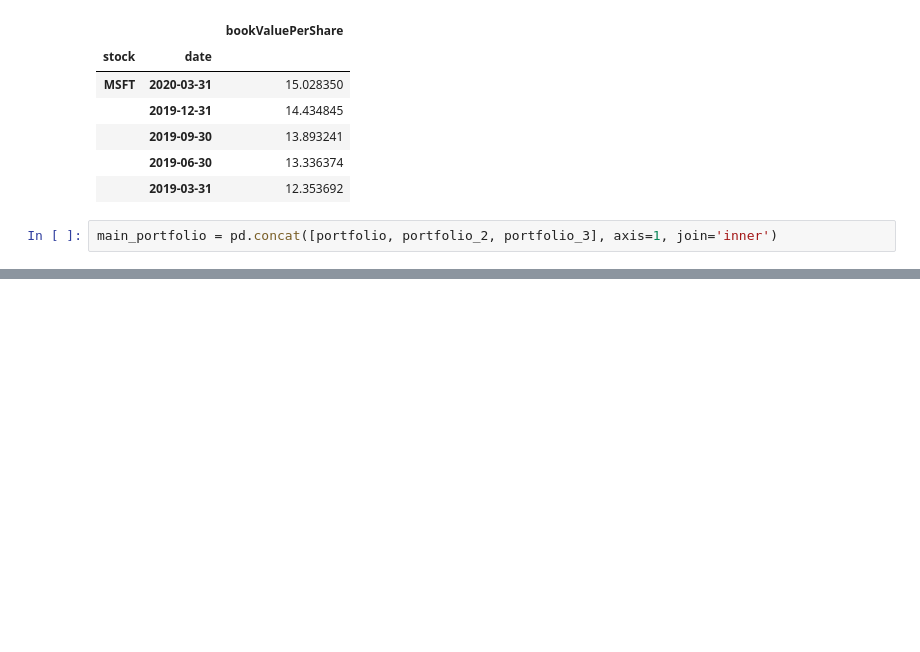
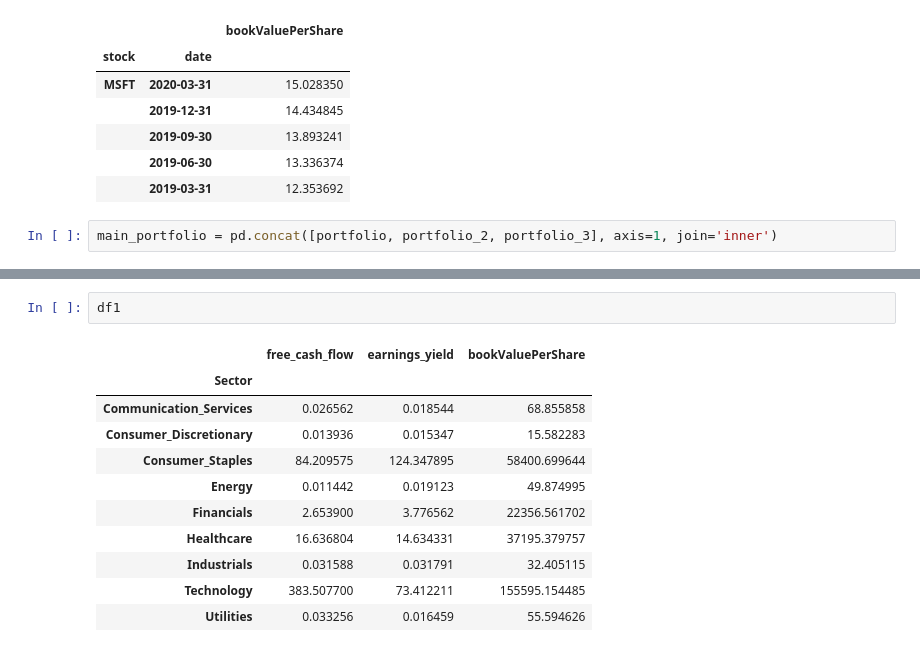
Before and after one commit to jankovicsara/PROJECT-1, a Jupyter notebook: Factors_RD611.ipynb, the cells around one changed output, grey strips where cells are left out. Drawn from its saved outputs; the diff is of its cells as text; blank space fills up the shorter version.

```diff
--- a/Factors_RD611.ipynb
+++ b/Factors_RD611.ipynb
@@ -283,0 +301,14 @@ ValueError: cannot join with no overlapping index names
+# %%
+df1
+# %% [output]
+|  | free_cash_flow | earnings_yield | bookValuePerShare |
+| Sector |  |  |  |
+| Communication_Services | 0.026562 | 0.018544 | 68.855858 |
+| Consumer_Discretionary | 0.013936 | 0.015347 | 15.582283 |
+| Consumer_Staples | 84.209575 | 124.347895 | 58400.699644 |
+| Energy | 0.011442 | 0.019123 | 49.874995 |
+| Financials | 2.653900 | 3.776562 | 22356.561702 |
+| Healthcare | 16.636804 | 14.634331 | 37195.379757 |
+| Industrials | 0.031588 | 0.031791 | 32.405115 |
+| Technology | 383.507700 | 73.412211 | 155595.154485 |
+| Utilities | 0.033256 | 0.016459 | 55.594626 |
```
Also changed, not shown: parts of 22 cells of this notebook.
